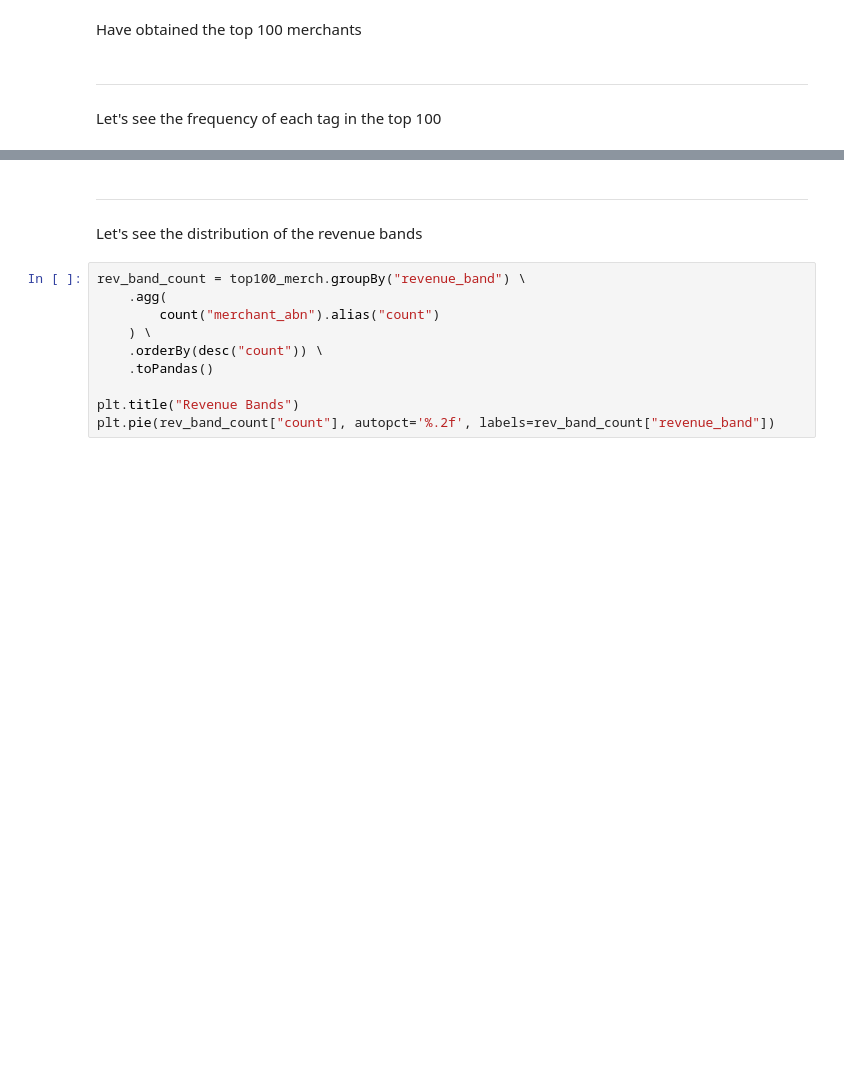
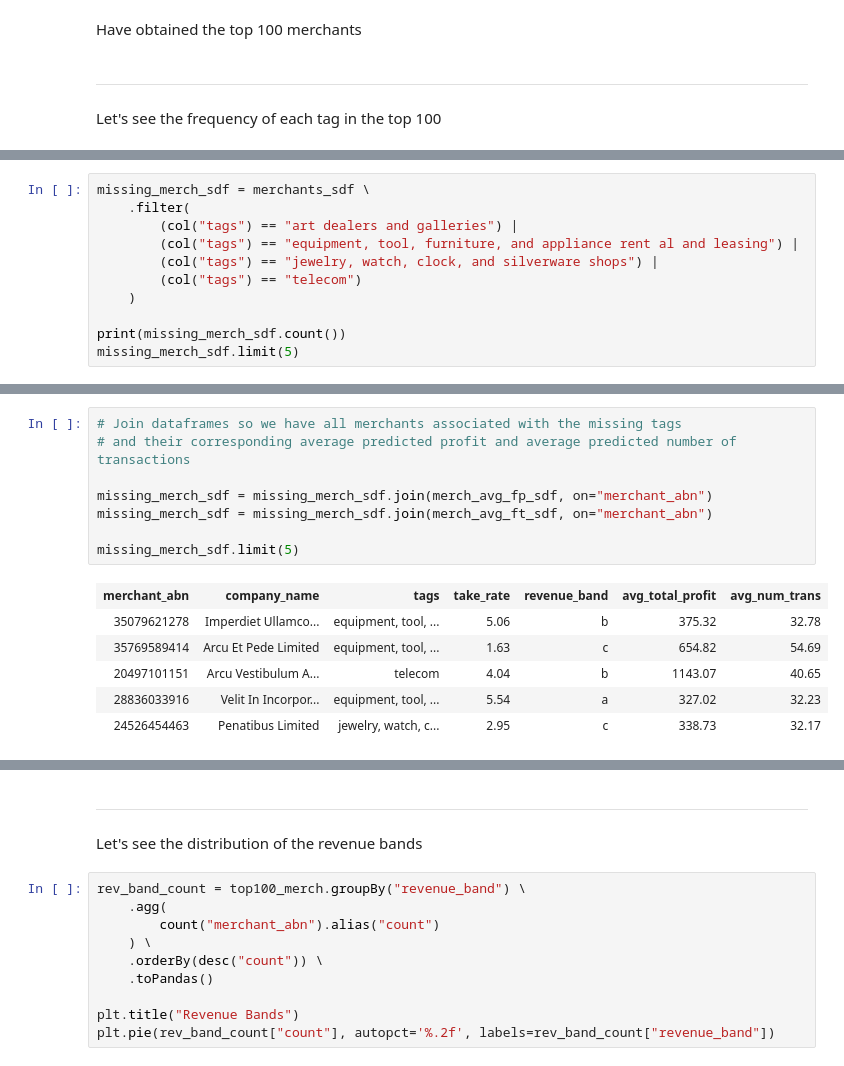
Before and after one commit to MAST30034-Applied-Data-Science/generic-buy-now-pay-later-project-group-35, a Jupyter notebook: notebooks/5-ranking_system.ipynb, the cells around one changed output, grey strips where cells are left out. Cells and saved outputs as stored; diff of their text form; blank space fills up the shorter version.

```diff
--- a/notebooks/5-ranking_system.ipynb
+++ b/notebooks/5-ranking_system.ipynb
@@ -570,0 +568,11 @@ Text(0.5, 0, 'Frequency')
+# %%
+missing_merch_sdf = merchants_sdf \
+    .filter(
+        (col("tags") == "art dealers and galleries") |
+        (col("tags") == "equipment, tool, furniture, and appliance rent al and leasing") |
+        (col("tags") == "jewelry, watch, clock, and silverware shops") |
+        (col("tags") == "telecom")
+    )
+
+print(missing_merch_sdf.count())
+missing_merch_sdf.limit(5)
@@ -570,0 +713,15 @@ Text(0.5, 0, 'Frequency')
+# %%
+# Join dataframes so we have all merchants associated with the missing tags
+# and their corresponding average predicted profit and average predicted number of transactions
+
+missing_merch_sdf = missing_merch_sdf.join(merch_avg_fp_sdf, on="merchant_abn")
+missing_merch_sdf = missing_merch_sdf.join(merch_avg_ft_sdf, on="merchant_abn")
+
+missing_merch_sdf.limit(5)
+# %% [output]
+| merchant_abn | company_name | tags | take_rate | revenue_band | avg_total_profit | avg_num_trans |
+| 35079621278 | Imperdiet Ullamco... | equipment, tool, ... | 5.06 | b | 375.32 | 32.78 |
+| 35769589414 | Arcu Et Pede Limited | equipment, tool, ... | 1.63 | c | 654.82 | 54.69 |
+| 20497101151 | Arcu Vestibulum A... | telecom | 4.04 | b | 1143.07 | 40.65 |
+| 28836033916 | Velit In Incorpor... | equipment, tool, ... | 5.54 | a | 327.02 | 32.23 |
+| 24526454463 | Penatibus Limited | jewelry, watch, c... | 2.95 | c | 338.73 | 32.17 |
```
Also changed, not shown: parts of 21 cells of this notebook, 2 other files.
